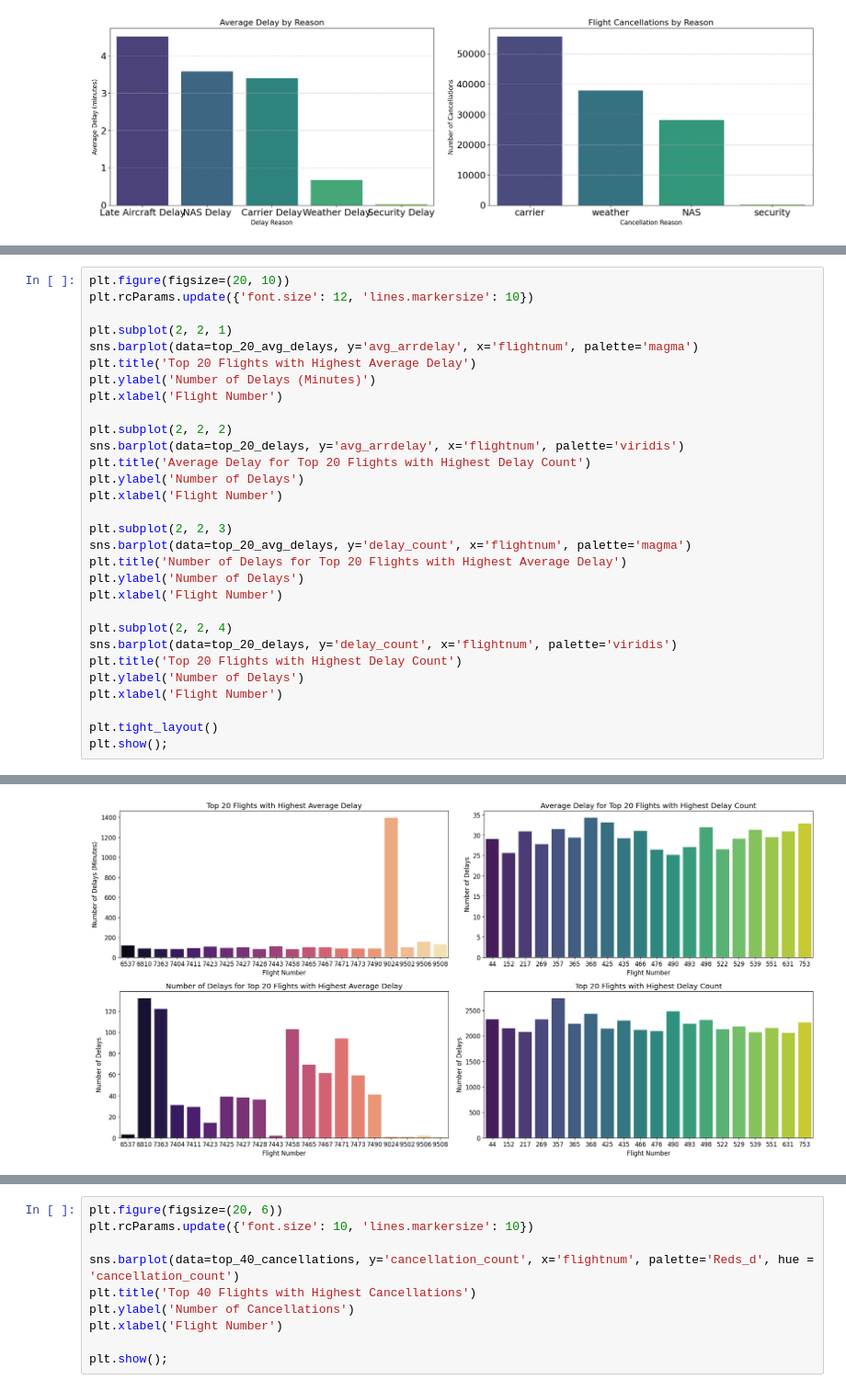
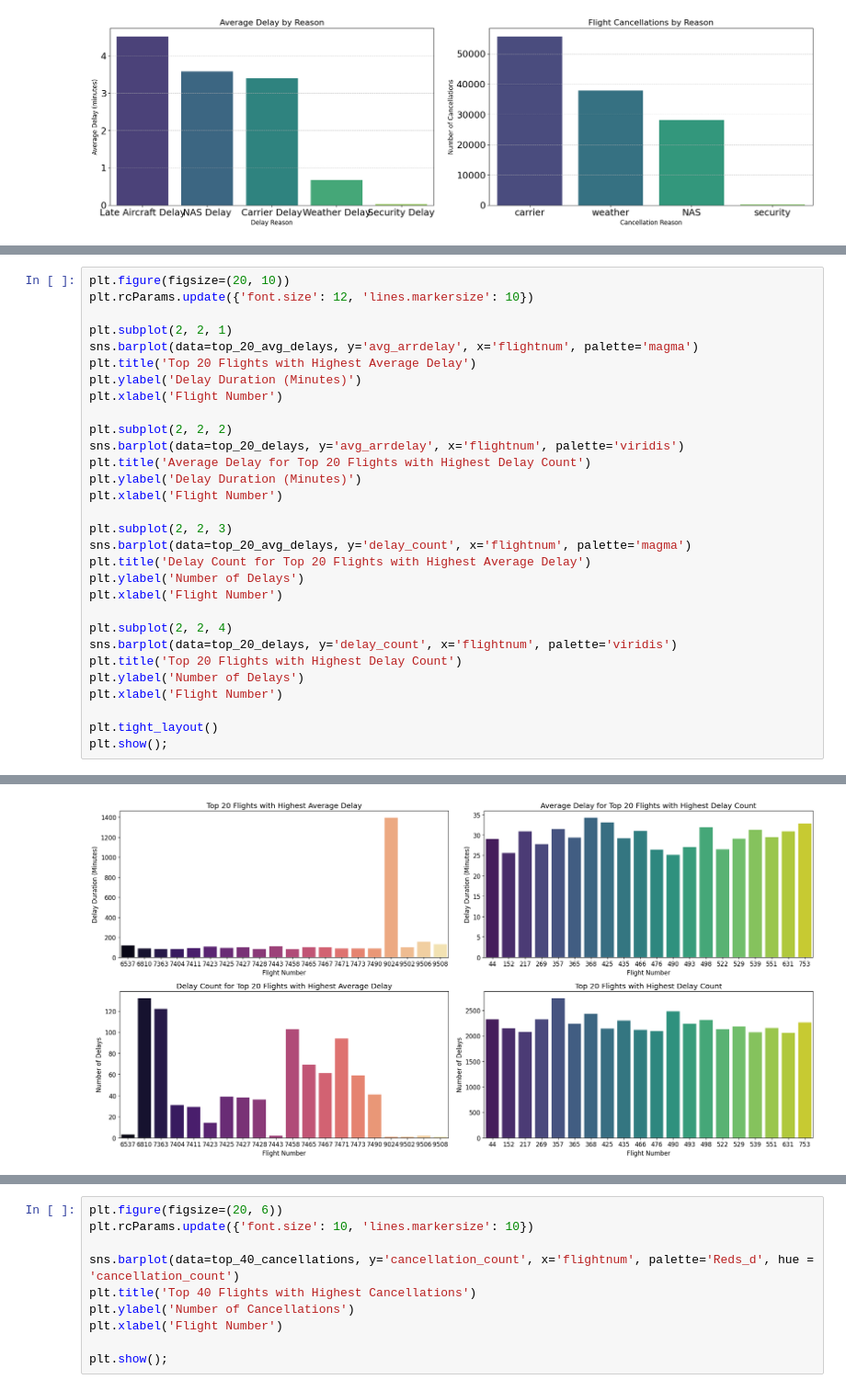
Before and after one commit to azrazainol/FlightData_LogisticRegression, a Jupyter notebook: STQD6324_Assignment_02.ipynb, the cells around one changed output, grey strips where cells are left out. Shown: that part at 92% size. Cells and saved outputs as stored; diff of their text form.

```diff
--- a/STQD6324_Assignment_02.ipynb
+++ b/STQD6324_Assignment_02.ipynb
@@ -199,43 +368,43 @@ plt.rcParams.update({'font.size': 12, 'lines.markersize': 10})
 plt.subplot(2, 2, 1)
 sns.barplot(data=top_20_avg_delays, y='avg_arrdelay', x='flightnum', palette='magma')
 plt.title('Top 20 Flights with Highest Average Delay')
-plt.ylabel('Number of Delays (Minutes)')
+plt.ylabel('Delay Duration (Minutes)')
 plt.xlabel('Flight Number')
 
 plt.subplot(2, 2, 2)
 sns.barplot(data=top_20_delays, y='avg_arrdelay', x='flightnum', palette='viridis')
 plt.title('Average Delay for Top 20 Flights with Highest Delay Count')
-plt.ylabel('Number of Delays')
+plt.ylabel('Delay Duration (Minutes)')
 plt.xlabel('Flight Number')
 
 plt.subplot(2, 2, 3)
 sns.barplot(data=top_20_avg_delays, y='delay_count', x='flightnum', palette='magma')
-plt.title('Number of Delays for Top 20 Flights with Highest Average Delay')
+plt.title('Delay Count for Top 20 Flights with Highest Average Delay')
 plt.ylabel('Number of Delays')
 plt.xlabel('Flight Number')
 
 plt.subplot(2, 2, 4)
 sns.barplot(data=top_20_delays, y='delay_count', x='flightnum', palette='viridis')
 plt.title('Top 20 Flights with Highest Delay Count')
 plt.ylabel('Number of Delays')
 plt.xlabel('Flight Number')
 
 plt.tight_layout()
 plt.show();
 # %% [output]
 Passing `palette` without assigning `hue` is deprecated and will be removed in v0.14.0. Assign the `x` variable to `hue` and set `legend=False` for the same effect.
 
   sns.barplot(data=top_20_avg_delays, y='avg_arrdelay', x='flightnum', palette='magma')
 
 Passing `palette` without assigning `hue` is deprecated and will be removed in v0.14.0. Assign the `x` variable to `hue` and set `legend=False` for the same effect.
 
   sns.barplot(data=top_20_delays, y='avg_arrdelay', x='flightnum', palette='viridis')
 
 Passing `palette` without assigning `hue` is deprecated and will be removed in v0.14.0. Assign the `x` variable to `hue` and set `legend=False` for the same effect.
 
   sns.barplot(data=top_20_avg_delays, y='delay_count', x='flightnum', palette='magma')
 
 Passing `palette` without assigning `hue` is deprecated and will be removed in v0.14.0. Assign the `x` variable to `hue` and set `legend=False` for the same effect.
 
   sns.barplot(data=top_20_delays, y='delay_count', x='flightnum', palette='viridis')
-[figure, old version]
+[figure, new version]
```
Also changed, not shown: parts of 24 cells of this notebook.
